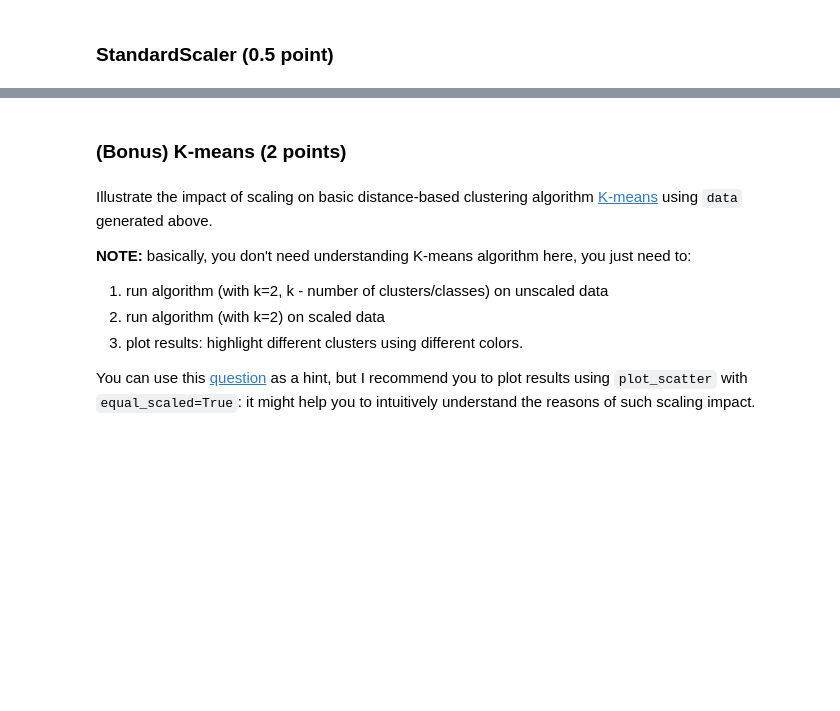
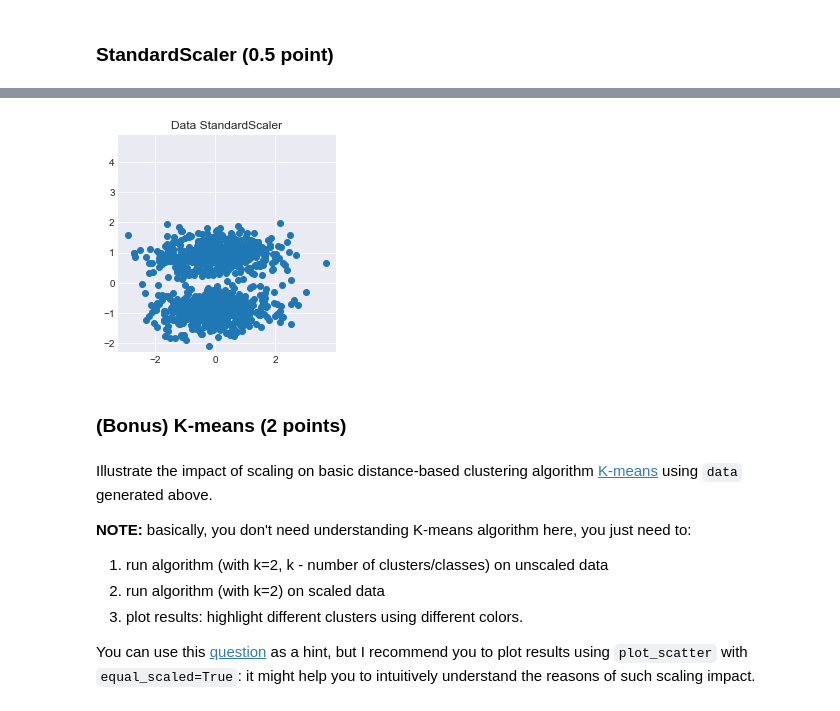
Before and after one commit to devbrest/6_feature_engineering_selection, a Jupyter notebook: homework.ipynb, the cells around one changed output, grey strips where cells are left out. Saved outputs shown, nothing was run; the diff lists cells and outputs as text; code cells hidden in the pictures; blank space fills up the shorter version.

```diff
--- a/homework.ipynb
+++ b/homework.ipynb
@@ -119,3 +158,6 @@ Perform `StandardScaling` and `MinMaxScaling` of original data; visualize result
 ### StandardScaler (0.5 point)
 # %%
 ## your code
+scaler = StandardScaler()
+scaled_data = scaler.fit_transform(data)
+scaled_data
@@ -122,3 +172,7 @@ Perform `StandardScaling` and `MinMaxScaling` of original data; visualize result
+# %%
+plot_scatter(scaled_data[:, 0], scaled_data[:, 1], auto_scaled=False , title='Data StandardScaler')
+# %% [output]
+[figure, added]
 # %% [markdown]
 ### (Bonus) K-means (2 points)
 # %% [markdown]
```
Also changed, not shown: parts of 27 cells of this notebook.
